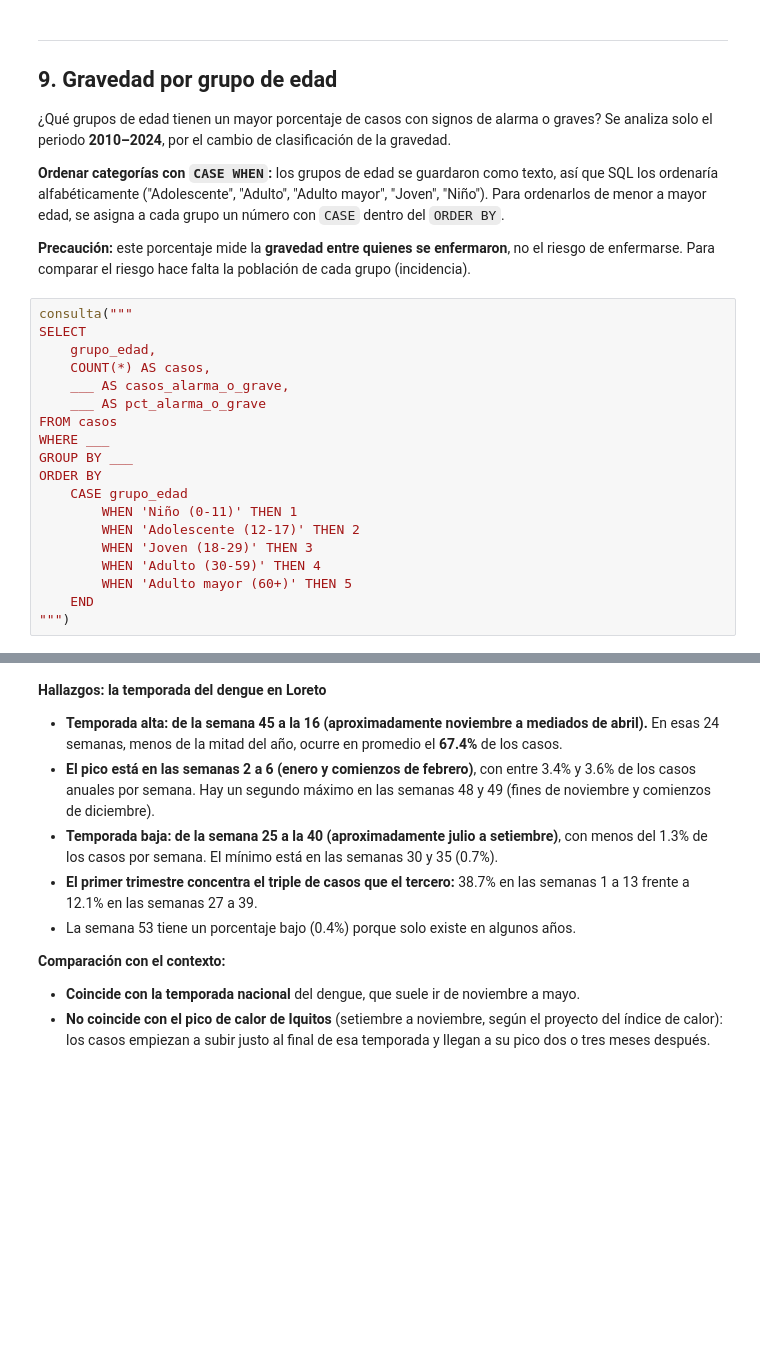
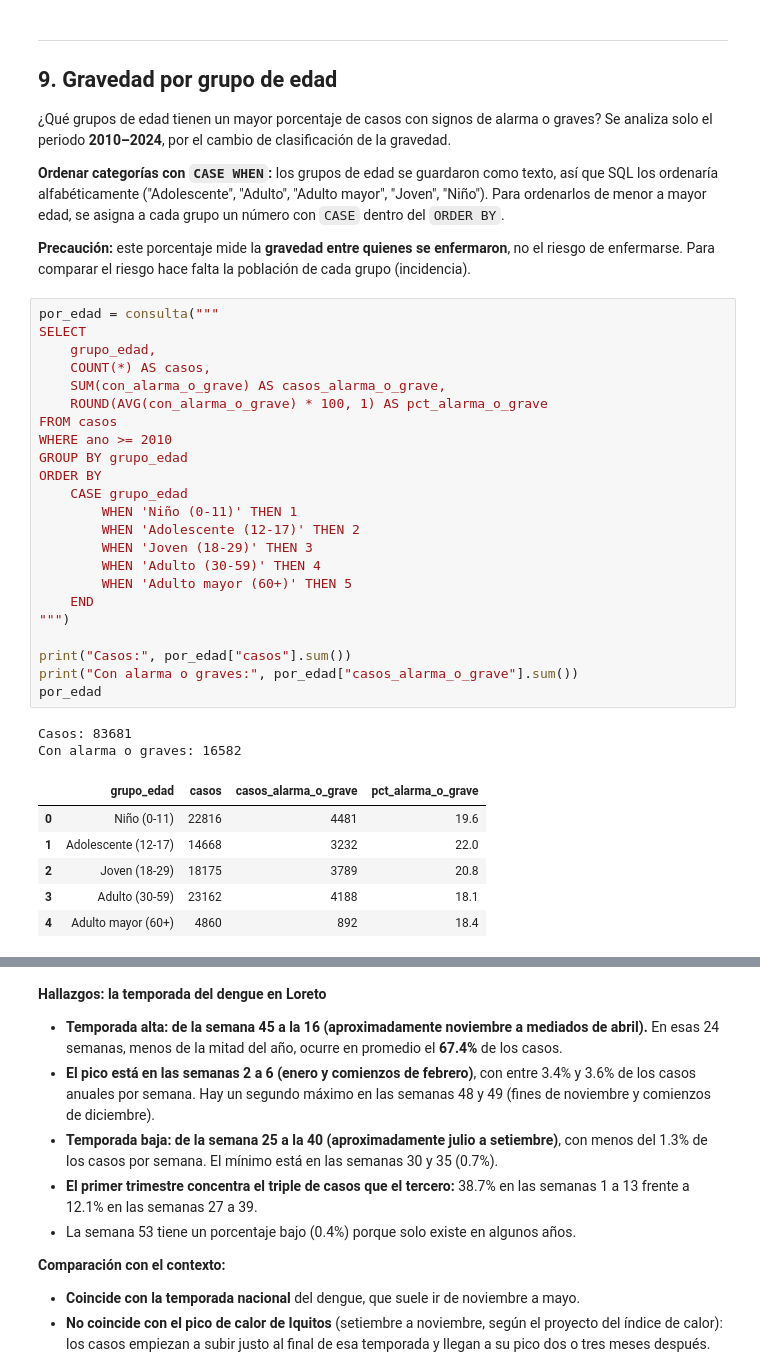
Before and after one commit to David-Sac/dengue-loreto, a Jupyter notebook: notebooks/03_sql.ipynb, the cells around one changed output, grey strips where cells are left out. Saved outputs shown, nothing was run; the diff lists cells and outputs as text; blank space fills up the shorter version.

```diff
--- a/notebooks/03_sql.ipynb
+++ b/notebooks/03_sql.ipynb
@@ -441,21 +443,34 @@ Suma de los porcentajes: 100.0%
 
 **Precaución:** este porcentaje mide la **gravedad entre quienes se enfermaron**, no el riesgo de enfermarse. Para comparar el riesgo hace falta la población de cada grupo (incidencia).
 # %%
-consulta("""
+por_edad = consulta("""
 SELECT
     grupo_edad,
     COUNT(*) AS casos,
-    ___ AS casos_alarma_o_grave,
-    ___ AS pct_alarma_o_grave
+    SUM(con_alarma_o_grave) AS casos_alarma_o_grave,
+    ROUND(AVG(con_alarma_o_grave) * 100, 1) AS pct_alarma_o_grave
 FROM casos
-WHERE ___
-GROUP BY ___
+WHERE ano >= 2010
+GROUP BY grupo_edad
 ORDER BY
     CASE grupo_edad
         WHEN 'Niño (0-11)' THEN 1
         WHEN 'Adolescente (12-17)' THEN 2
         WHEN 'Joven (18-29)' THEN 3
         WHEN 'Adulto (30-59)' THEN 4
         WHEN 'Adulto mayor (60+)' THEN 5
     END
 """)
+
+print("Casos:", por_edad["casos"].sum())
+print("Con alarma o graves:", por_edad["casos_alarma_o_grave"].sum())
+por_edad
+# %% [output]
+Casos: 83681
+Con alarma o graves: 16582
+|  | grupo_edad | casos | casos_alarma_o_grave | pct_alarma_o_grave |
+| 0 | Niño (0-11) | 22816 | 4481 | 19.6 |
+| 1 | Adolescente (12-17) | 14668 | 3232 | 22.0 |
+| 2 | Joven (18-29) | 18175 | 3789 | 20.8 |
+| 3 | Adulto (30-59) | 23162 | 4188 | 18.1 |
+| 4 | Adulto mayor (60+) | 4860 | 892 | 18.4 |
```
Also changed, not shown: parts of 2 cells of this notebook.
